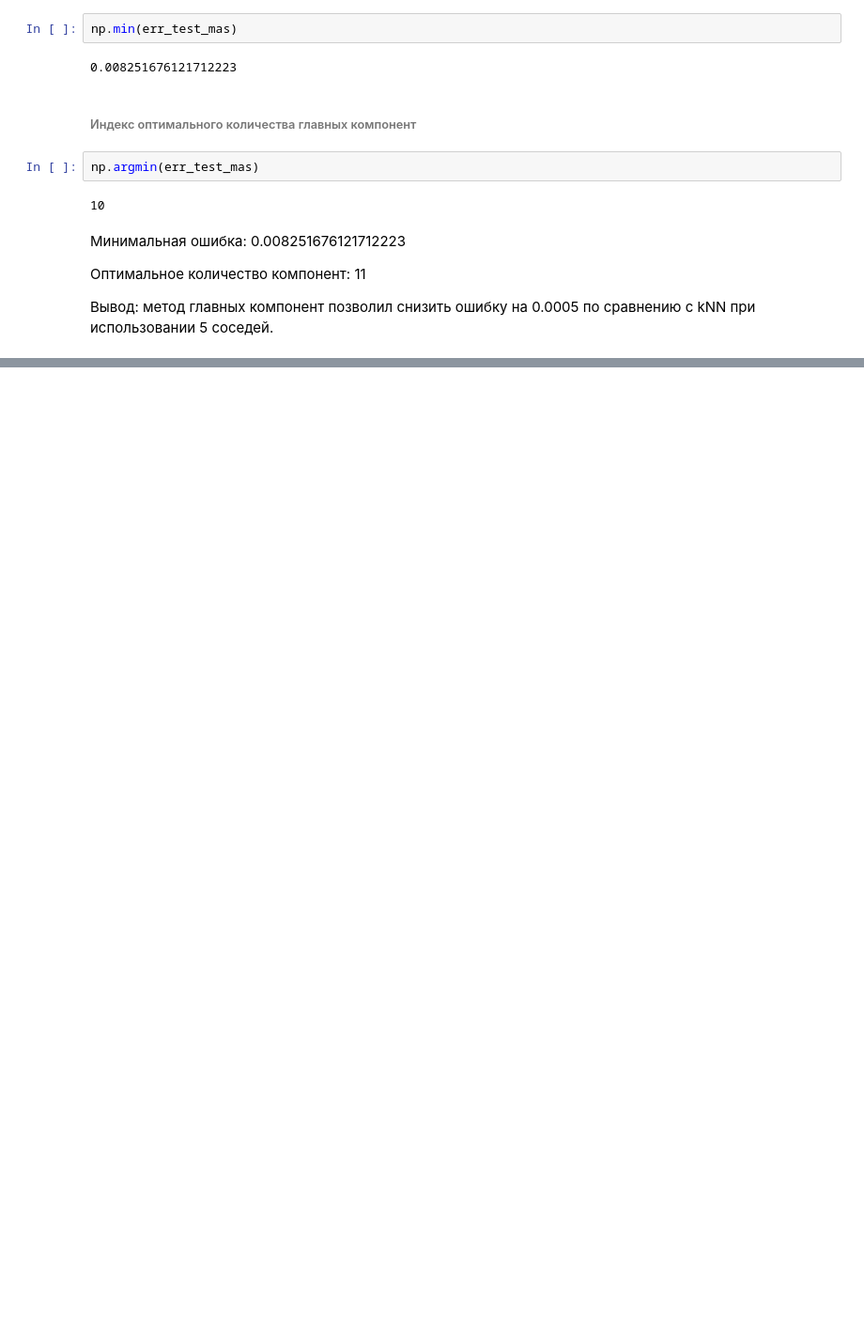
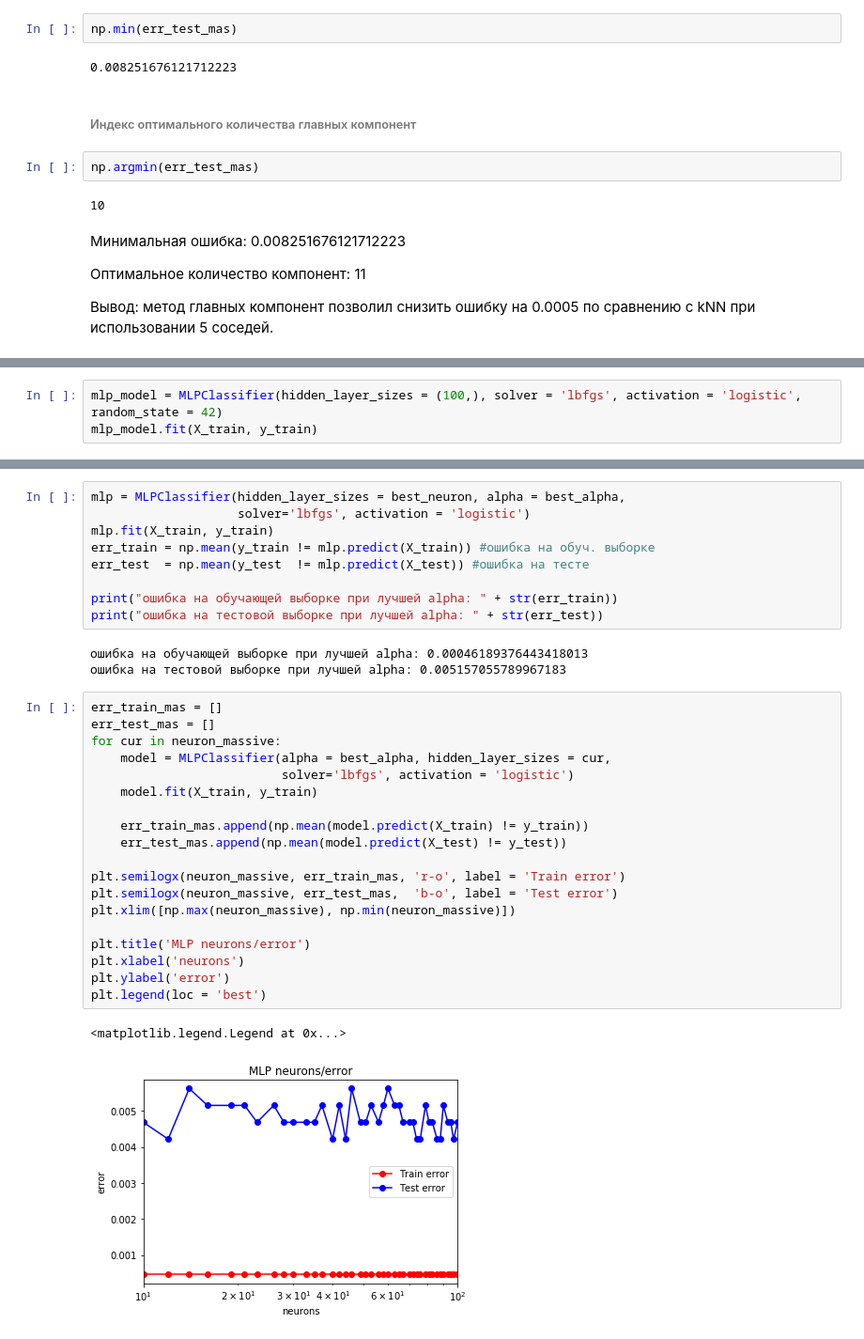
Before and after one commit to KSTconsult/MLearning, a Jupyter notebook: Lab1.ipynb, the cells around one changed output, grey strips where cells are left out. Shown at 94% size. Drawn from its saved outputs; the diff is of its cells as text; blank space fills up the shorter version.

```diff
--- a/Lab1.ipynb
+++ b/Lab1.ipynb
@@ -410,0 +425,3 @@ np.argmin(err_test_mas)
+# %%
+mlp_model = MLPClassifier(hidden_layer_sizes = (100,), solver = 'lbfgs', activation = 'logistic', random_state = 42)
+mlp_model.fit(X_train, y_train)
@@ -410,0 +547,34 @@ np.argmin(err_test_mas)
+# %%
+mlp = MLPClassifier(hidden_layer_sizes = best_neuron, alpha = best_alpha,
+                    solver='lbfgs', activation = 'logistic')
+mlp.fit(X_train, y_train)
+err_train = np.mean(y_train != mlp.predict(X_train)) #ошибка на обуч. выборке
+err_test  = np.mean(y_test  != mlp.predict(X_test)) #ошибка на тесте
+
+print("ошибка на обучающей выборке при лучшей alpha: " + str(err_train))
+print("ошибка на тестовой выборке при лучшей alpha: " + str(err_test))
+# %% [output]
+ошибка на обучающей выборке при лучшей alpha: 0.00046189376443418013
+ошибка на тестовой выборке при лучшей alpha: 0.005157055789967183
+# %%
+err_train_mas = []
+err_test_mas = []
+for cur in neuron_massive:
+    model = MLPClassifier(alpha = best_alpha, hidden_layer_sizes = cur,
+                          solver='lbfgs', activation = 'logistic')
+    model.fit(X_train, y_train)
+
+    err_train_mas.append(np.mean(model.predict(X_train) != y_train))
+    err_test_mas.append(np.mean(model.predict(X_test) != y_test))
+
+plt.semilogx(neuron_massive, err_train_mas, 'r-o', label = 'Train error')
+plt.semilogx(neuron_massive, err_test_mas,  'b-o', label = 'Test error')
+plt.xlim([np.max(neuron_massive), np.min(neuron_massive)])
+
+plt.title('MLP neurons/error')
+plt.xlabel('neurons')
+plt.ylabel('error')
+plt.legend(loc = 'best')
+# %% [output]
+<matplotlib.legend.Legend at 0x...>
+[figure, added]
```
Also changed, not shown: parts of 34 cells of this notebook.
